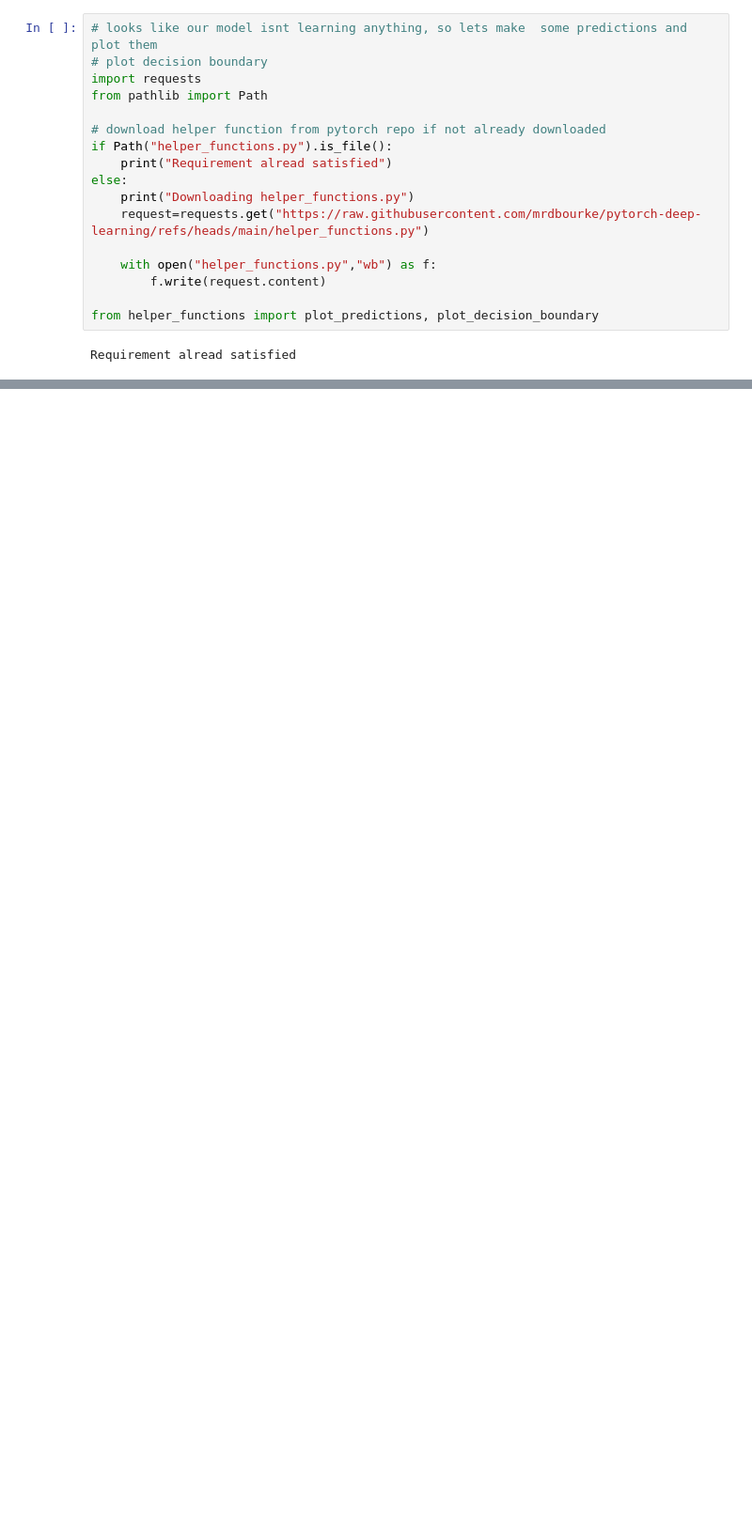
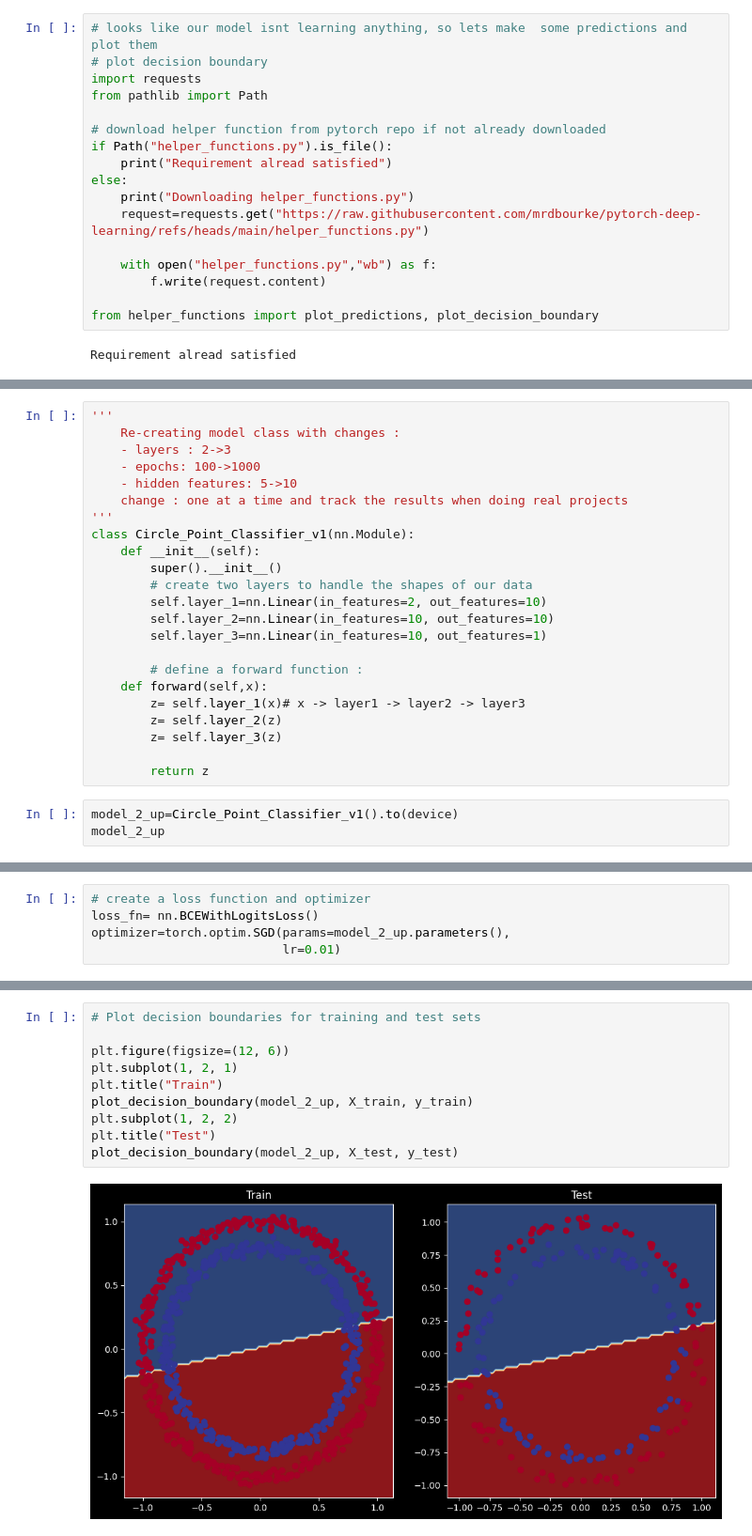
Before and after one commit to sarvagra/Pytorch, a Jupyter notebook: 02_Pytorch_classification/11_neural_network_classification.ipynb, the cells around one changed output, grey strips where cells are left out. Shown at 94% size. Drawn from its saved outputs; the diff is of its cells as text; blank space fills up the shorter version.

```diff
--- a/02_Pytorch_classification/11_neural_network_classification.ipynb
+++ b/02_Pytorch_classification/11_neural_network_classification.ipynb
@@ -326,0 +341,26 @@ plot_decision_boundary(model_2, X_test, y_test)
+# %%
+'''
+    Re-creating model class with changes :
+    - layers : 2->3
+    - epochs: 100->1000
+    - hidden features: 5->10
+    change : one at a time and track the results when doing real projects
+'''
+class Circle_Point_Classifier_v1(nn.Module):
+    def __init__(self):
+        super().__init__()
+        # create two layers to handle the shapes of our data
+        self.layer_1=nn.Linear(in_features=2, out_features=10)
+        self.layer_2=nn.Linear(in_features=10, out_features=10)
+        self.layer_3=nn.Linear(in_features=10, out_features=1)
+
+        # define a forward function :
+    def forward(self,x):
+        z= self.layer_1(x)# x -> layer1 -> layer2 -> layer3
+        z= self.layer_2(z)
+        z= self.layer_3(z)
+
+        return z
+# %%
+model_2_up=Circle_Point_Classifier_v1().to(device)
+model_2_up
@@ -326,0 +373,5 @@ plot_decision_boundary(model_2, X_test, y_test)
+# %%
+# create a loss function and optimizer
+loss_fn= nn.BCEWithLogitsLoss()
+optimizer=torch.optim.SGD(params=model_2_up.parameters(),
+                          lr=0.01)
@@ -326,0 +428,12 @@ plot_decision_boundary(model_2, X_test, y_test)
+# %%
+# Plot decision boundaries for training and test sets
+
+plt.figure(figsize=(12, 6))
+plt.subplot(1, 2, 1)
+plt.title("Train")
+plot_decision_boundary(model_2_up, X_train, y_train)
+plt.subplot(1, 2, 2)
+plt.title("Test")
+plot_decision_boundary(model_2_up, X_test, y_test)
+# %% [output]
+[figure, added]
```
Also changed, not shown: parts of 9 cells of this notebook.
